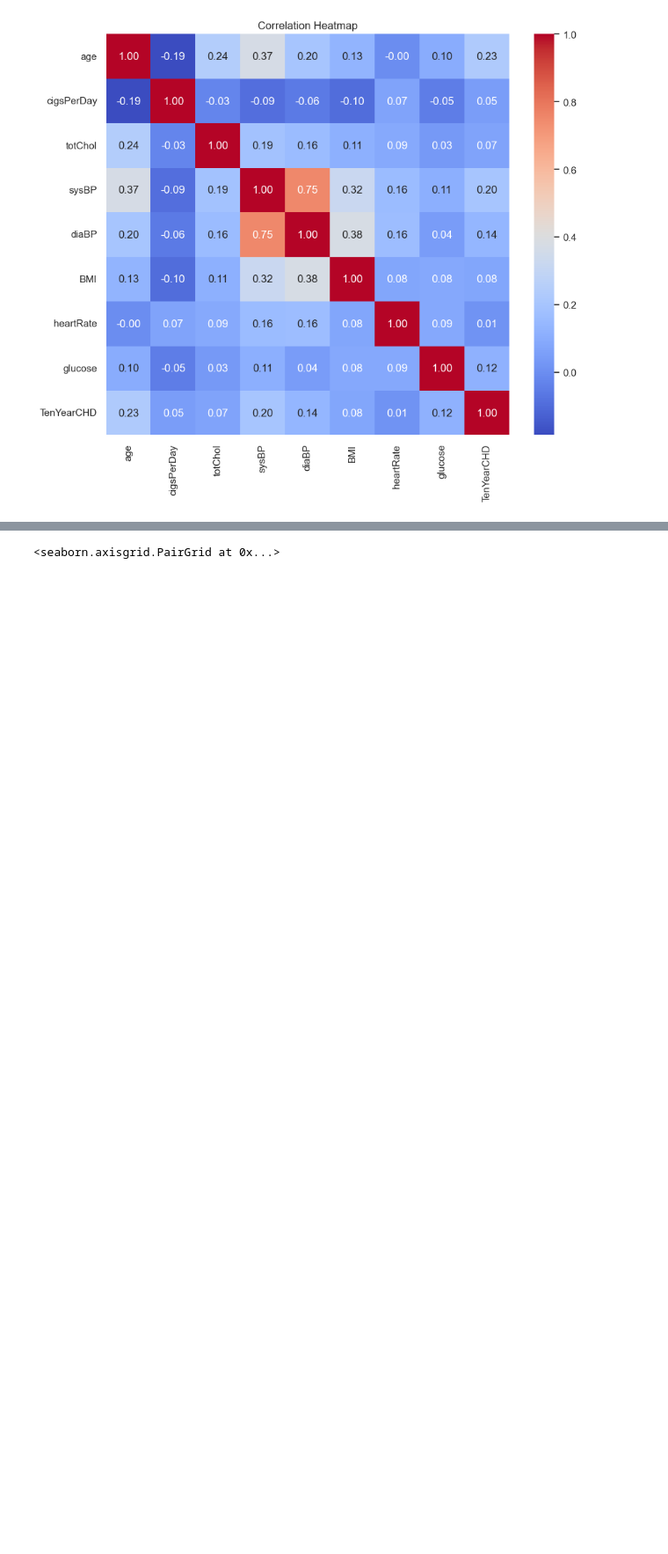
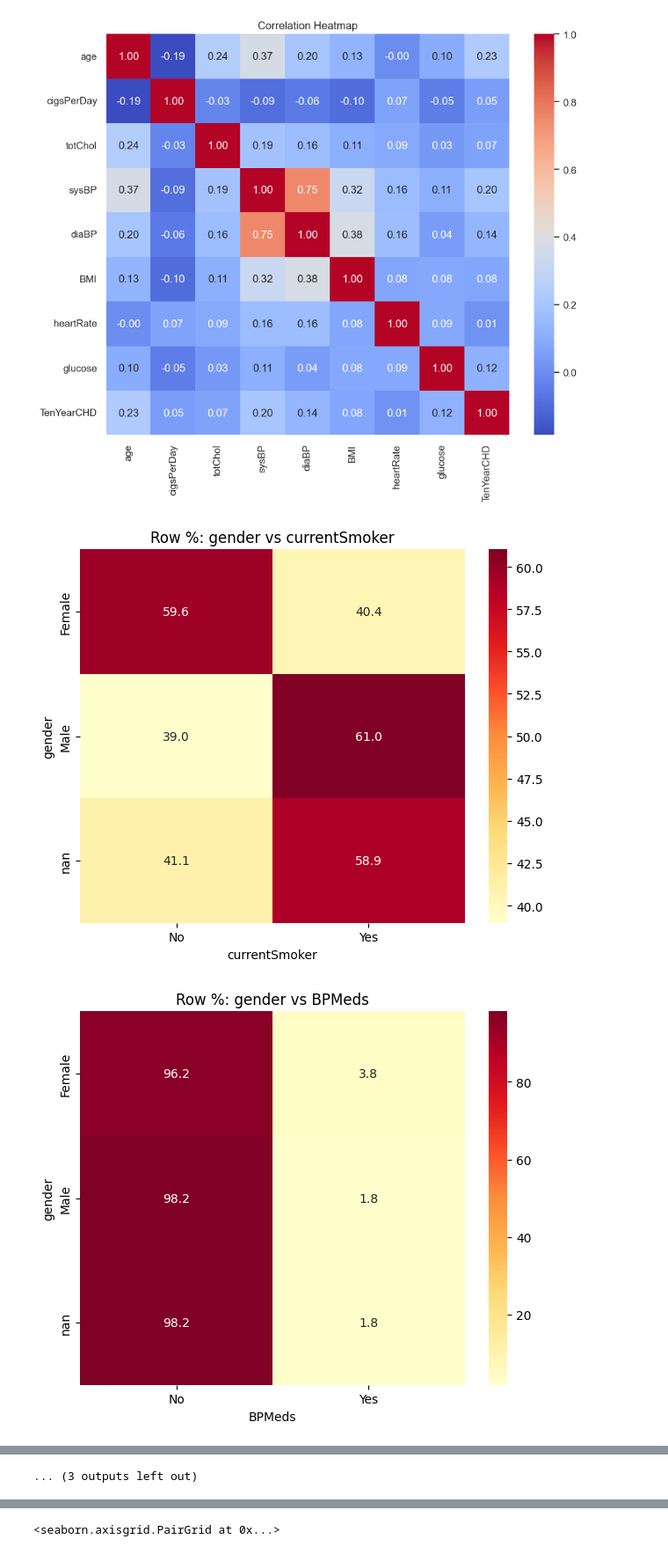
Before and after one commit to SYNCODE-SLIIT/Heart-Disease, a Jupyter notebook: notebook/preprocessing.ipynb, the cells around one changed output, grey strips where cells are left out. Shown at 88% size. Cells and saved outputs as stored; diff of their text form; code cells hidden in the pictures; blank space fills up the shorter version.

```diff
--- a/notebook/preprocessing.ipynb
+++ b/notebook/preprocessing.ipynb
@@ -141,3 +141,26 @@ plt.title("Correlation Heatmap")
 plt.show()
 # %% [output]
 [figure]
+# %%
+# Pairwise cross-tabs for categorical variables
+import pandas as pd
+import seaborn as sns
+import matplotlib.pyplot as plt
+from itertools import combinations
+
+# Use the same categorical_cols as above
+cat_cols = ['gender','currentSmoker','BPMeds','prevalentStroke','prevalentHyp','diabetes']
+
+#  Row-normalized percentage heatmaps
+for a, b in combinations(cat_cols, 2):
+    ct = pd.crosstab(df[a], df[b], normalize='index', dropna=False) * 100
+    plt.figure(figsize=(5 + 0.6*ct.shape[1], 4 + 0.4*ct.shape[0]))
+    sns.heatmap(ct, annot=True, fmt='.1f', cmap='YlOrRd')
+    plt.title(f"Row %: {a} vs {b}")
+    plt.xlabel(b)
+    plt.ylabel(a)
+    plt.tight_layout()
+    plt.show()
+# %% [output]
+[figure, added]
+[figure, added]
@@ -143,0 +177 @@ plt.show()
+... (3 outputs left out)
```
Also changed, not shown: parts of 2 cells of this notebook.
